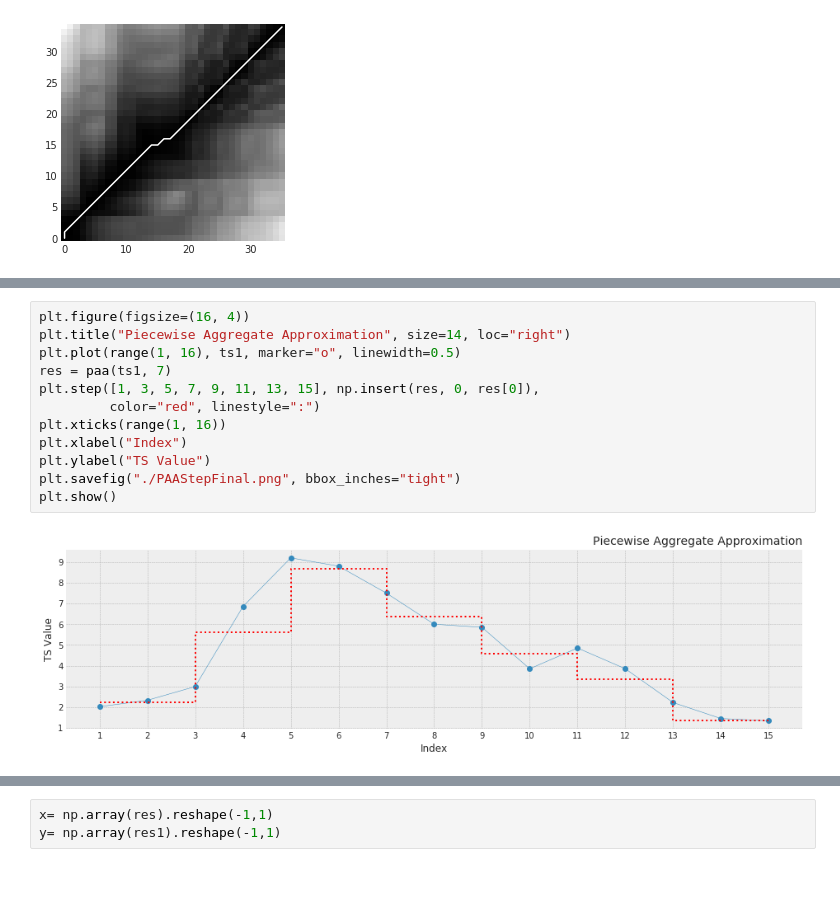
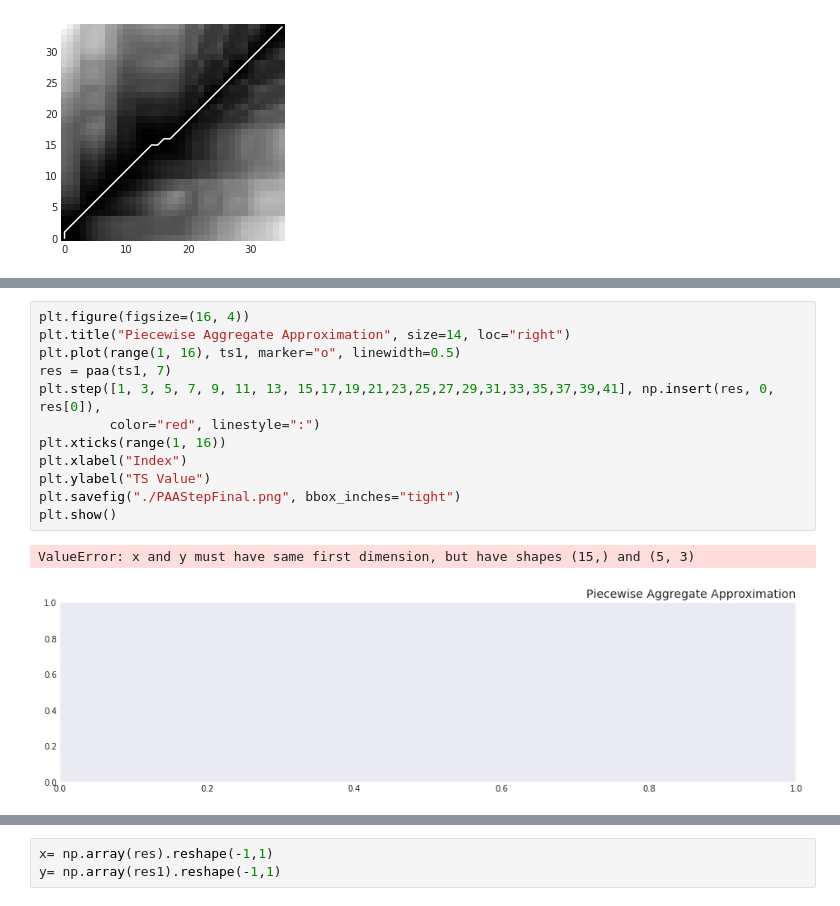
Before and after one commit to ABV-Hub/ShapeDTW-experiments, a Jupyter notebook: DTW.ipynb, the cells around one changed output, grey strips where cells are left out. Cells and saved outputs as stored; diff of their text form; blank space fills up the shorter version.

```diff
--- a/DTW.ipynb
+++ b/DTW.ipynb
@@ -332,17 +332,18 @@ dtwvis.plot_warpingpaths(ts1, ts2, paths, best_path)
 # %%
 plt.figure(figsize=(16, 4))
 plt.title("Piecewise Aggregate Approximation", size=14, loc="right")
 plt.plot(range(1, 16), ts1, marker="o", linewidth=0.5)
 res = paa(ts1, 7)
-plt.step([1, 3, 5, 7, 9, 11, 13, 15], np.insert(res, 0, res[0]),
+plt.step([1, 3, 5, 7, 9, 11, 13, 15,17,19,21,23,25,27,29,31,33,35,37,39,41], np.insert(res, 0, res[0]),
          color="red", linestyle=":")
 plt.xticks(range(1, 16))
 plt.xlabel("Index")
 plt.ylabel("TS Value")
 plt.savefig("./PAAStepFinal.png", bbox_inches="tight")
 plt.show()
 # %% [output]
+ValueError: x and y must have same first dimension, but have shapes (15,) and (5, 3)
-[figure, old version]
+[figure, new version]
 # %%
 plt.figure(figsize=(16, 4))
 plt.title("Piecewise Aggregate Approximation", size=14, loc="right")
```
Also changed, not shown: parts of 52 cells of this notebook.
